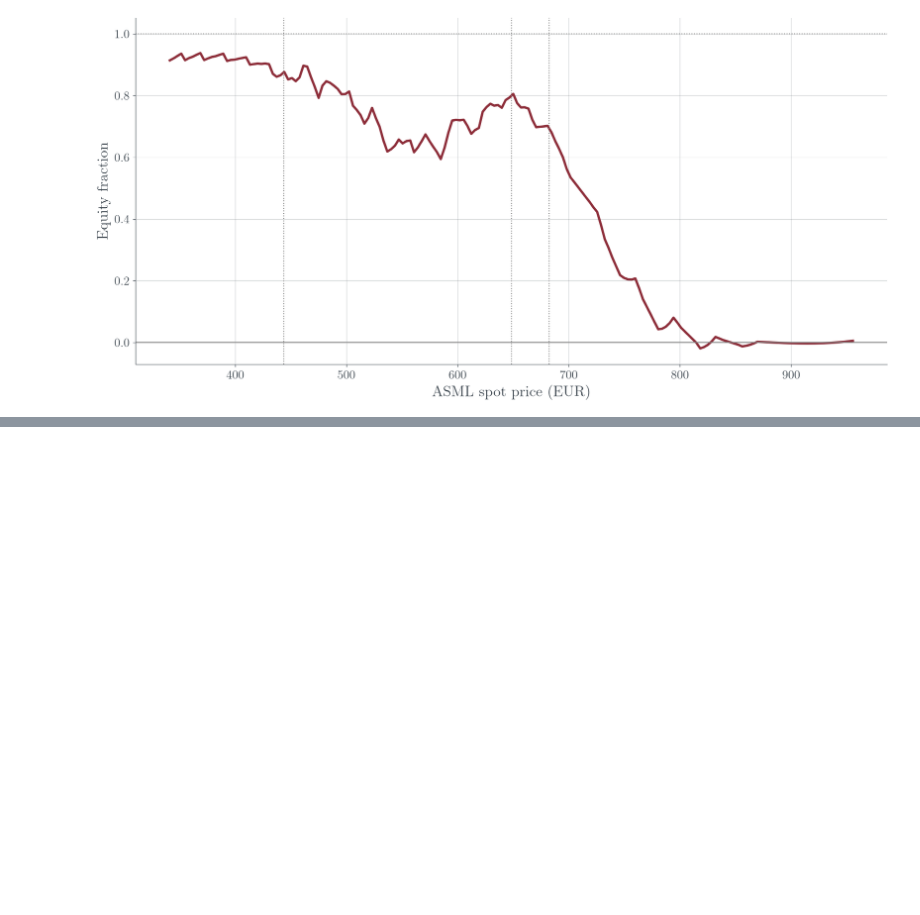
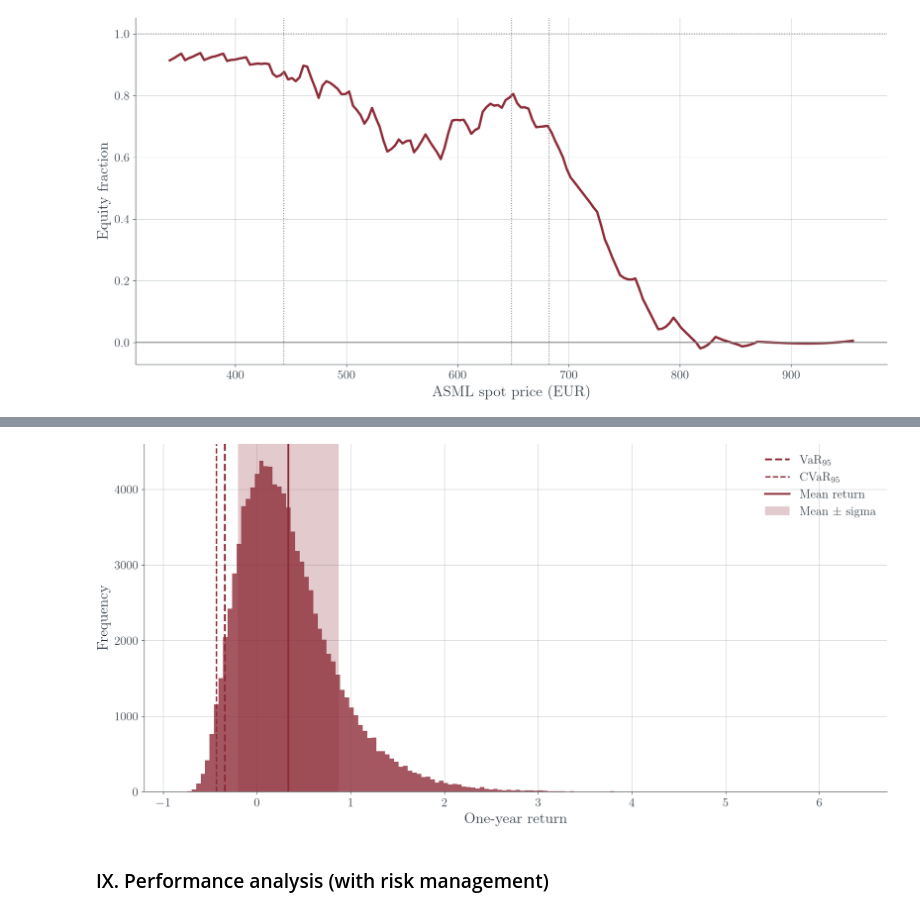
Before and after one commit to tobiasschnarr/continuous_time_derivative_pricing, a Jupyter notebook: analysis.ipynb, the cells around one changed output, grey strips where cells are left out. Cells and saved outputs as stored; diff of their text form; code cells hidden in the pictures; blank space fills up the shorter version.

```diff
--- a/analysis.ipynb
+++ b/analysis.ipynb
@@ -1178,0 +1273,20 @@ plt.show()
+# %%
+# Risk and performance metrics used throughout Part 3
+def risk_metrics(returns):
+    threshold = np.percentile(returns, 5)
+    tail_returns = returns[returns <= threshold]
+
+    return {
+        "E[R]": returns.mean(),
+        "Sigma": returns.std(),
+        "VaR 95%": -threshold,
+        "CVaR 95%": -tail_returns.mean(),
+        "P(loss)": np.mean(returns < 0),
+        "5% quantile": threshold,
+        "Skewness": skew(returns),
+        "Excess kurtosis": kurtosis(returns, fisher=True),
+    }
+
+summary_unhedged = risk_metrics(returns_unhedged)
+
+pd.Series(summary_unhedged).to_frame("Unhedged portfolio")
@@ -1178,0 +1303,53 @@ plt.show()
+# %%
+# Visualize the simulated one-year return distribution
+fig, ax = plt.subplots(figsize=(12, 6), dpi=150)
+
+ax.hist(
+    returns_unhedged,
+    bins=150,
+    alpha=0.8,
+)
+
+ax.axvline(
+    -summary_unhedged["VaR 95%"],
+    linestyle="--",
+    lw=2,
+    label=r"$\mathrm{VaR}_{95}$",
+)
+
+ax.axvline(
+    -summary_unhedged["CVaR 95%"],
+    linestyle="--",
+    lw=1.5,
+    label=r"$\mathrm{CVaR}_{95}$",
+)
+
+ax.axvline(
+    summary_unhedged["E[R]"],
+    linestyle="-",
+    lw=2,
+    label="Mean return",
+)
+
+ax.axvspan(
+    summary_unhedged["E[R]"] - summary_unhedged["Sigma"],
+    summary_unhedged["E[R]"] + summary_unhedged["Sigma"],
+    alpha=0.25,
+    label=r"Mean $\pm$ sigma",
+)
+
+ax.set_xlabel("One-year return")
+ax.set_ylabel("Frequency")
+ax.legend(loc="best", frameon=False)
+ax.grid(alpha=0.25)
+
+ax.spines["top"].set_visible(False)
+ax.spines["right"].set_visible(False)
+
+plt.tight_layout()
+
+plt.show()
+# %% [output]
+[figure, added]
+# %% [markdown]
+### IX. Performance analysis (with risk management)
```
Also changed, not shown: parts of 40 cells of this notebook, 10 other files.
